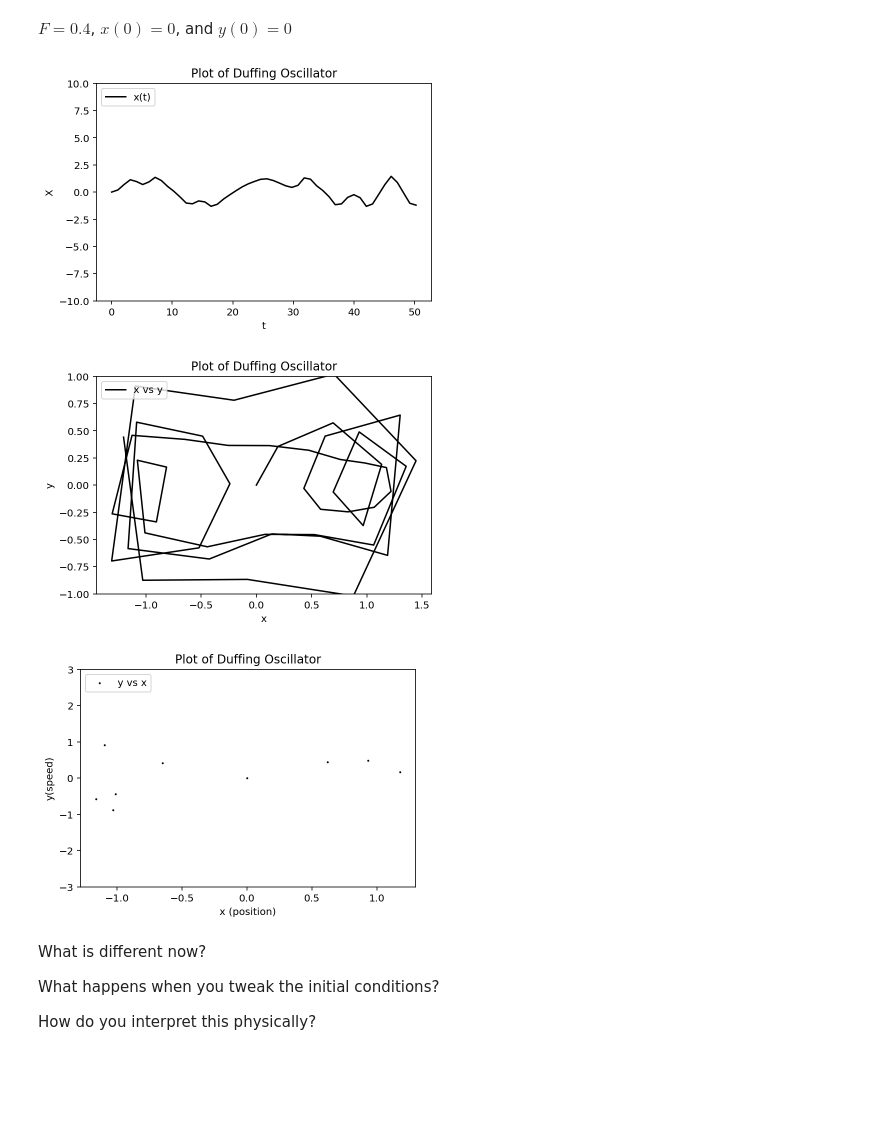
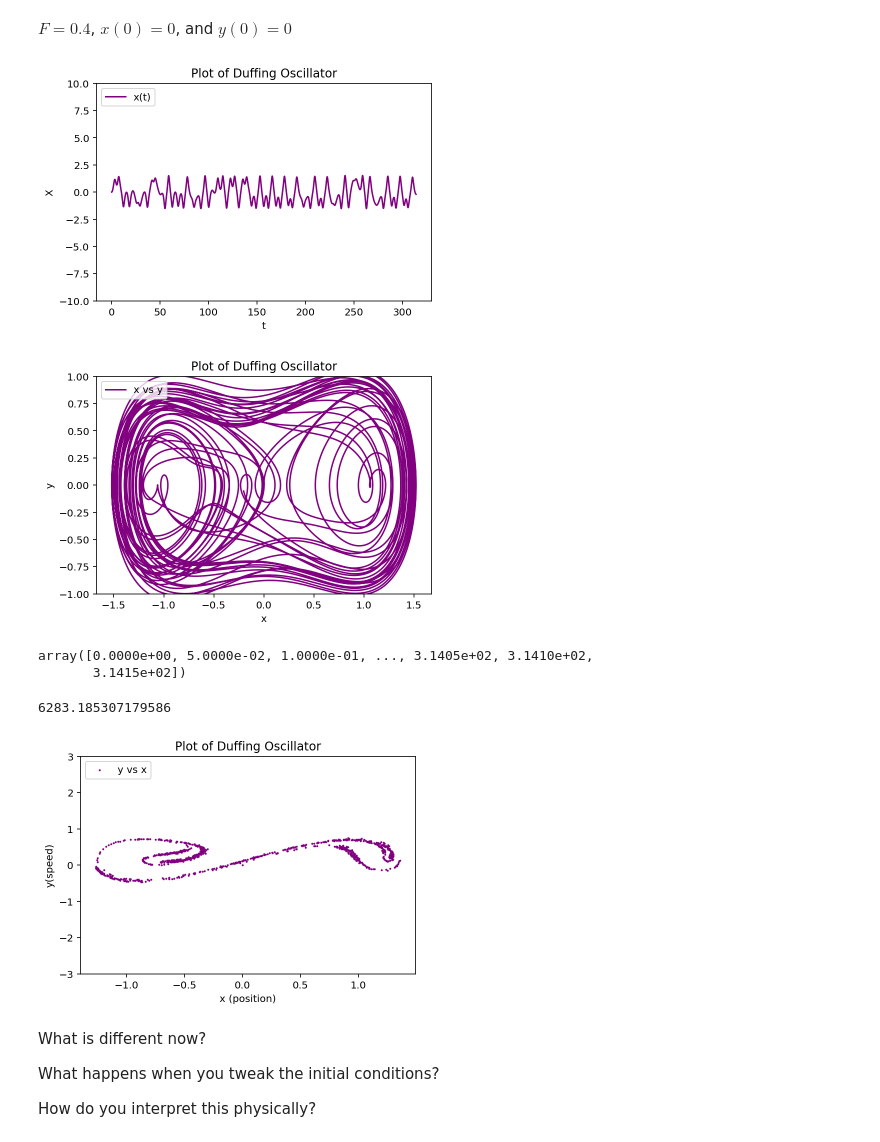
Before and after one commit to chapman-phys220-2018f/cw12-coolkidzzz, a Jupyter notebook: cw12-duffing.ipynb, the cells around one changed output. Saved outputs shown, nothing was run; the diff lists cells and outputs as text; code cells hidden in the pictures; blank space fills up the shorter version.

```diff
--- a/cw12-duffing.ipynb
+++ b/cw12-duffing.ipynb
@@ -159,11 +190,11 @@ x0 = 0
 y0 = 0
 v=.25
 w=1
-t = np.linspace(0,8*(2*np.pi),50)
+t = np.arange(0,50*(2*np.pi),0.001)
 
 x,y = sb.r4(x0,y0,F,v,w,t)
 
-plt.plot(t,x,color="k",label='x(t)')
+plt.plot(t,x,color="purple",label='x(t)')
 plt.legend(loc='upper left') #puts legend in upper left corner
 plt.xlabel('t')
 plt.ylabel('X')
@@ -171,19 +202,29 @@ plt.title('Plot of Duffing Oscillator')
 plt.ylim((-10,10))
 plt.show()
 # %% [output]
-[figure, old version]
+[figure, new version]
 # %%
-plt.plot(x,y,color="k",label='x vs y')
+plt.plot(x,y,color="purple",label='x vs y')
 plt.legend(loc='upper left') #puts legend in upper left corner
 plt.xlabel('x')
 plt.ylabel('y')
 plt.title('Plot of Duffing Oscillator')
 plt.ylim((-1,1))
 plt.show()
 # %% [output]
-[figure, old version]
+[figure, new version]
+# %%
+t[::50]
+# %% [output]
+array([0.0000e+00, 5.0000e-02, 1.0000e-01, ..., 3.1405e+02, 3.1410e+02,
+       3.1415e+02])
+# %%
+dt=t[1]-t[0]
+2*np.pi/dt
+# %% [output]
+6283.185307179586
 # %%
-plt.scatter(x[0::6],y[0::6],color="k",label='y vs x',s=1)#strobbing to see what point it comes back to for each well
+plt.scatter(x[0::100],y[0::100],color="purple",label='y vs x',s=1)#strobbing to see what point it comes back to for each well
 plt.legend(loc='upper left') #puts legend in upper left corner
 plt.xlabel('x (position)')
 plt.ylabel('y(speed)')
@@ -191,7 +232,7 @@ plt.title('Plot of Duffing Oscillator')
 plt.ylim((-3,3))
 plt.show()
 # %% [output]
-[figure, old version]
+[figure, new version]
 # %% [markdown]
 What is different now?
 
```
Also changed, not shown: parts of 18 cells of this notebook.
